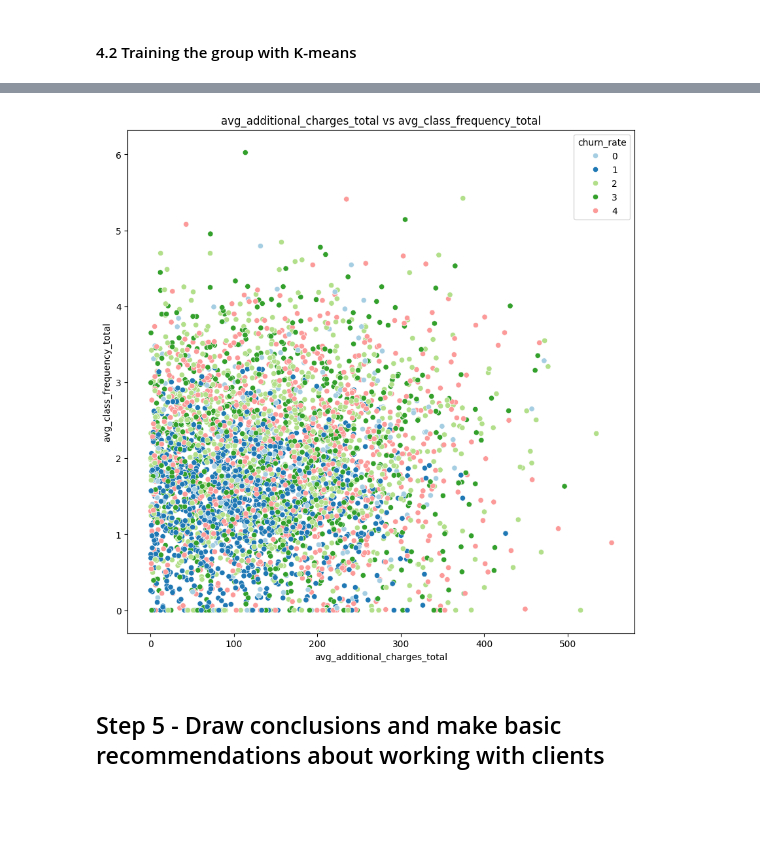
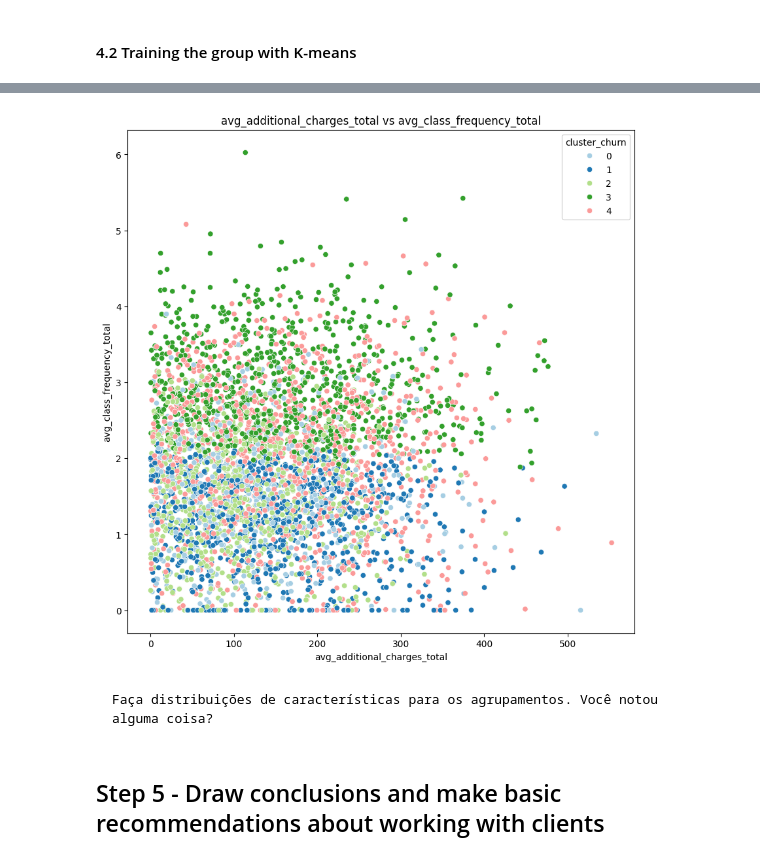
Before and after one commit to renanpan/Rotatividade_de_clientes_com_ML, a Jupyter notebook: sprint_12_project.ipynb, the cells around one changed output, grey strips where cells are left out. Drawn from its saved outputs; the diff is of its cells as text; code cells hidden in the pictures; blank space fills up the shorter version.

```diff
--- a/sprint_12_project.ipynb
+++ b/sprint_12_project.ipynb
@@ -319,11 +328,10 @@ Index(['gender', 'near_location', 'partner', 'promo_friends', 'phone',
       dtype='object')
 # %%
 #render the graphic for the paired characteristics
-show_clusters_on_plot(gym_churn,'avg_class_frequency_total','avg_class_frequency_current_month','churn_rate')
+show_clusters_on_plot(gym_churn,'avg_additional_charges_total','avg_class_frequency_total','cluster_churn')
+# %% [output]
+[figure, added]
-# %%
-#render the graphic for the paired characteristics
-show_clusters_on_plot(gym_churn,'avg_additional_charges_total','avg_class_frequency_total','churn_rate')
-# %% [output]
-[figure, removed]
+# %% [markdown]
+    Faça distribuições de características para os agrupamentos. Você notou alguma coisa?
 # %% [markdown]
 ## Step 5 - Draw conclusions and make basic recommendations about working with clients
```
Also changed, not shown: parts of 6 cells of this notebook, 1 other file.
